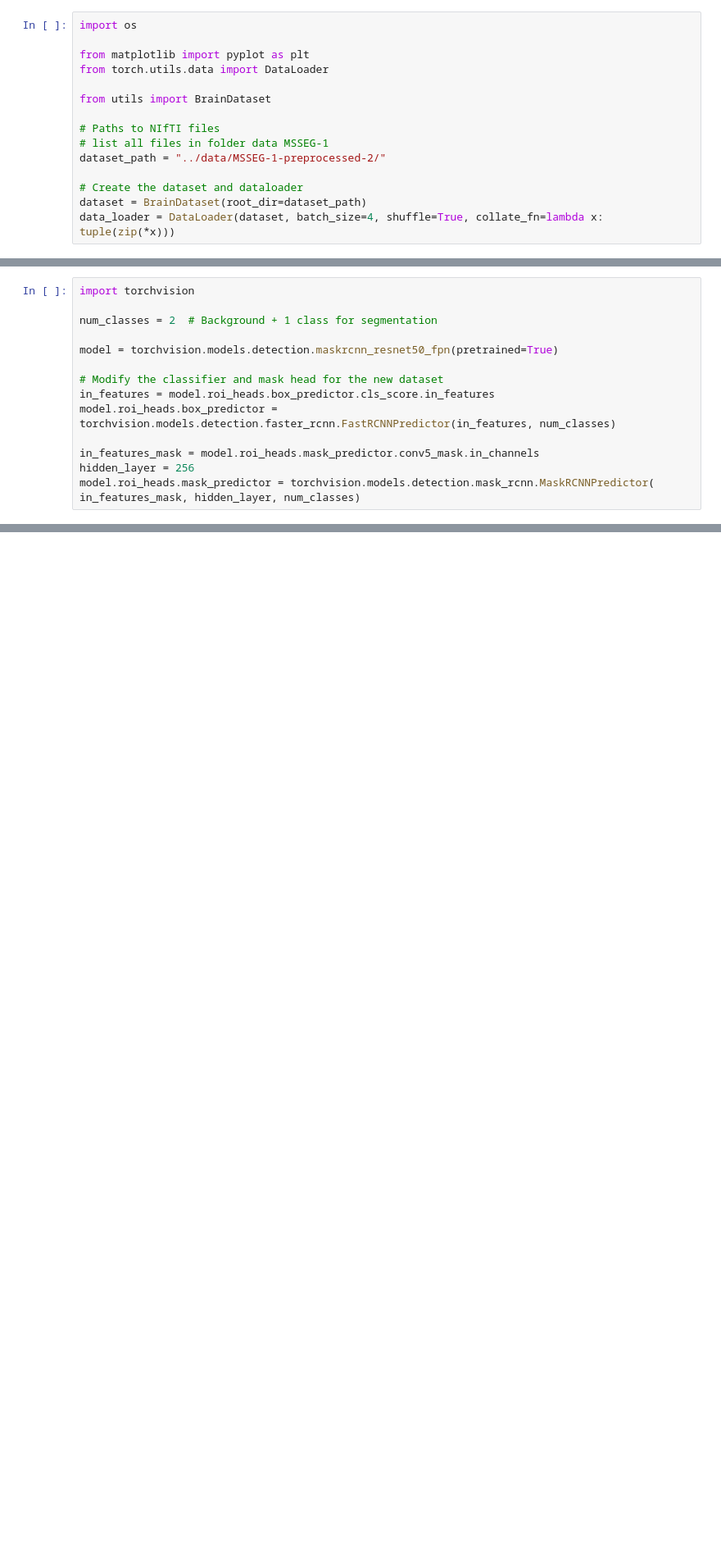
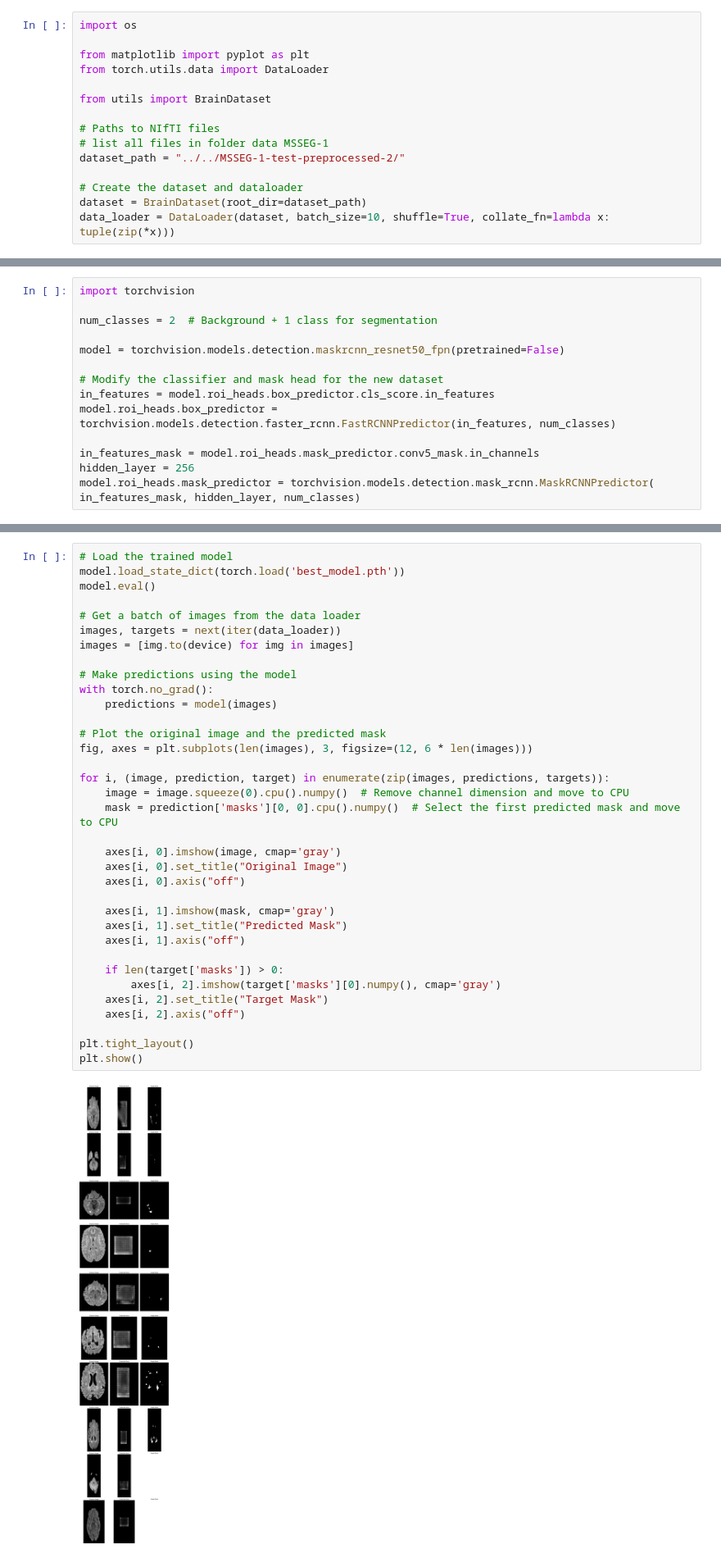
Before and after one commit to NicolasLvrd/PRJIAV-segmentation-lesions-SEP, a Jupyter notebook: maskRCNN/maskrcnn.ipynb, the cells around one changed output, grey strips where cells are left out. Shown at 82% size. Drawn from its saved outputs; the diff is of its cells as text; blank space fills up the shorter version.

Commit message:
Update maskrcnn to SaturnCloud version

```diff
--- a/maskRCNN/maskrcnn.ipynb
+++ b/maskRCNN/maskrcnn.ipynb
@@ -8,11 +8,11 @@ from utils import BrainDataset
 
 # Paths to NIfTI files
 # list all files in folder data MSSEG-1
-dataset_path = "../data/MSSEG-1-preprocessed-2/"
+dataset_path = "../../MSSEG-1-test-preprocessed-2/"
 
 # Create the dataset and dataloader
 dataset = BrainDataset(root_dir=dataset_path)
-data_loader = DataLoader(dataset, batch_size=4, shuffle=True, collate_fn=lambda x: tuple(zip(*x)))
+data_loader = DataLoader(dataset, batch_size=10, shuffle=True, collate_fn=lambda x: tuple(zip(*x)))
 # %%
 # Fetch a sample from the dataset
 images, targets = next(iter(data_loader))
@@ -38,7 +40,7 @@ import torchvision
 
 num_classes = 2  # Background + 1 class for segmentation
 
-model = torchvision.models.detection.maskrcnn_resnet50_fpn(pretrained=True)
+model = torchvision.models.detection.maskrcnn_resnet50_fpn(pretrained=False)
 
 # Modify the classifier and mask head for the new dataset
 in_features = model.roi_heads.box_predictor.cls_score.in_features
@@ -92,0 +132,37 @@ for epoch in range(num_epochs):
+# %%
+# Load the trained model
+model.load_state_dict(torch.load('best_model.pth'))
+model.eval()
+
+# Get a batch of images from the data loader
+images, targets = next(iter(data_loader))
+images = [img.to(device) for img in images]
+
+# Make predictions using the model
+with torch.no_grad():
+    predictions = model(images)
+
+# Plot the original image and the predicted mask
+fig, axes = plt.subplots(len(images), 3, figsize=(12, 6 * len(images)))
+
+for i, (image, prediction, target) in enumerate(zip(images, predictions, targets)):
+    image = image.squeeze(0).cpu().numpy()  # Remove channel dimension and move to CPU
+    mask = prediction['masks'][0, 0].cpu().numpy()  # Select the first predicted mask and move to CPU
+
+    axes[i, 0].imshow(image, cmap='gray')
+    axes[i, 0].set_title("Original Image")
+    axes[i, 0].axis("off")
+
+    axes[i, 1].imshow(mask, cmap='gray')
+    axes[i, 1].set_title("Predicted Mask")
+    axes[i, 1].axis("off")
+
+    if len(target['masks']) > 0:
+        axes[i, 2].imshow(target['masks'][0].numpy(), cmap='gray')
+    axes[i, 2].set_title("Target Mask")
+    axes[i, 2].axis("off")
+
+plt.tight_layout()
+plt.show()
+# %% [output]
+[figure, added]
```
Also changed, not shown: parts of 3 cells of this notebook.
